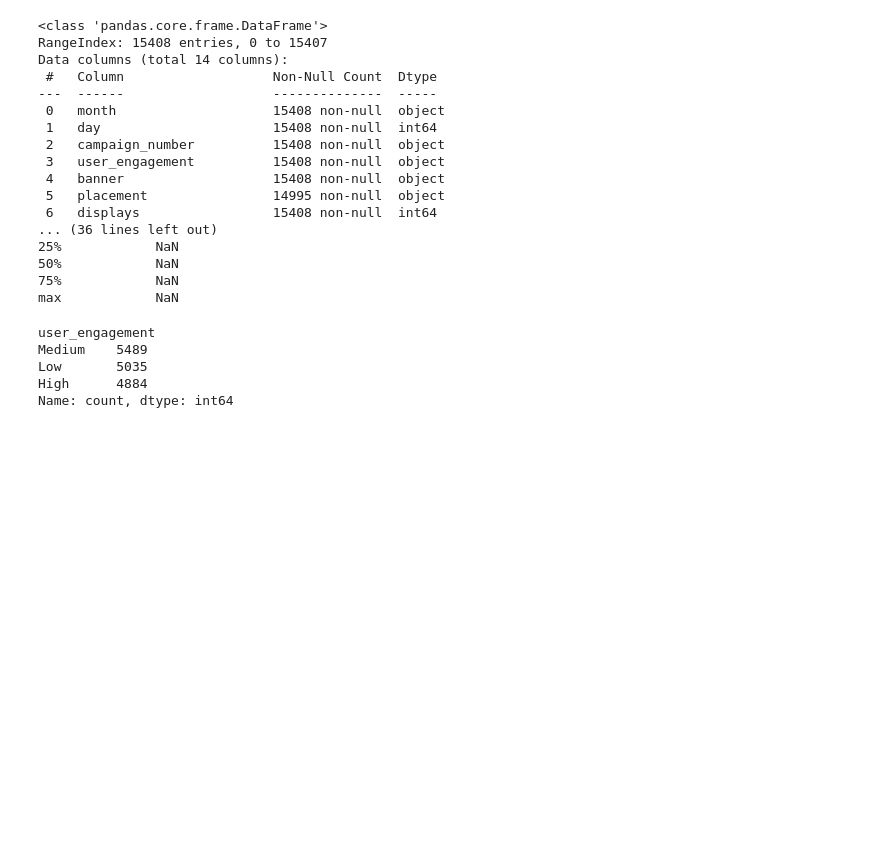
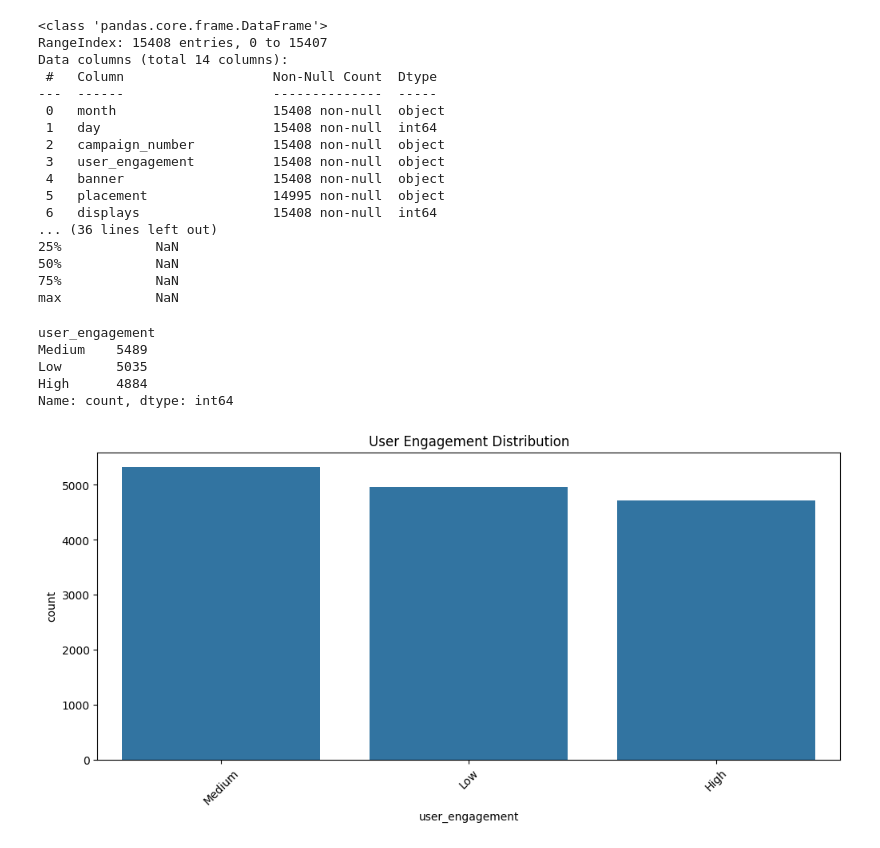
Before and after one commit to Jatin-s16/Digital-Marketing, a Jupyter notebook: Answer_file.ipynb, the cells around one changed output. Cells and saved outputs as stored; diff of their text form; code cells hidden in the pictures; blank space fills up the shorter version.

```diff
--- a/Answer_file.ipynb
+++ b/Answer_file.ipynb
@@ -59,0 +56,19 @@ plt.plot(df["user_engagement"], df[""])
+# %%
+import matplotlib.pyplot as plt
+import seaborn as sns
+
+df = df.drop(columns=["Unnamed: 12", "Unnamed: 13"], errors="ignore")
+
+df = df.dropna(subset=["placement"])
+
+df["date"] = pd.to_datetime(df["month"] + " " + df["day"].astype(str) + ", 2020")
+
+df = df.drop(columns=["month", "day"])
+
+plt.figure(figsize=(12,5))
+sns.countplot(data=df, x="user_engagement", order=df["user_engagement"].value_counts().index)
+plt.title("User Engagement Distribution")
+plt.xticks(rotation=45)
+plt.show()
+# %% [output]
+[figure, added]
```
Also changed, not shown: parts of 2 cells of this notebook.
